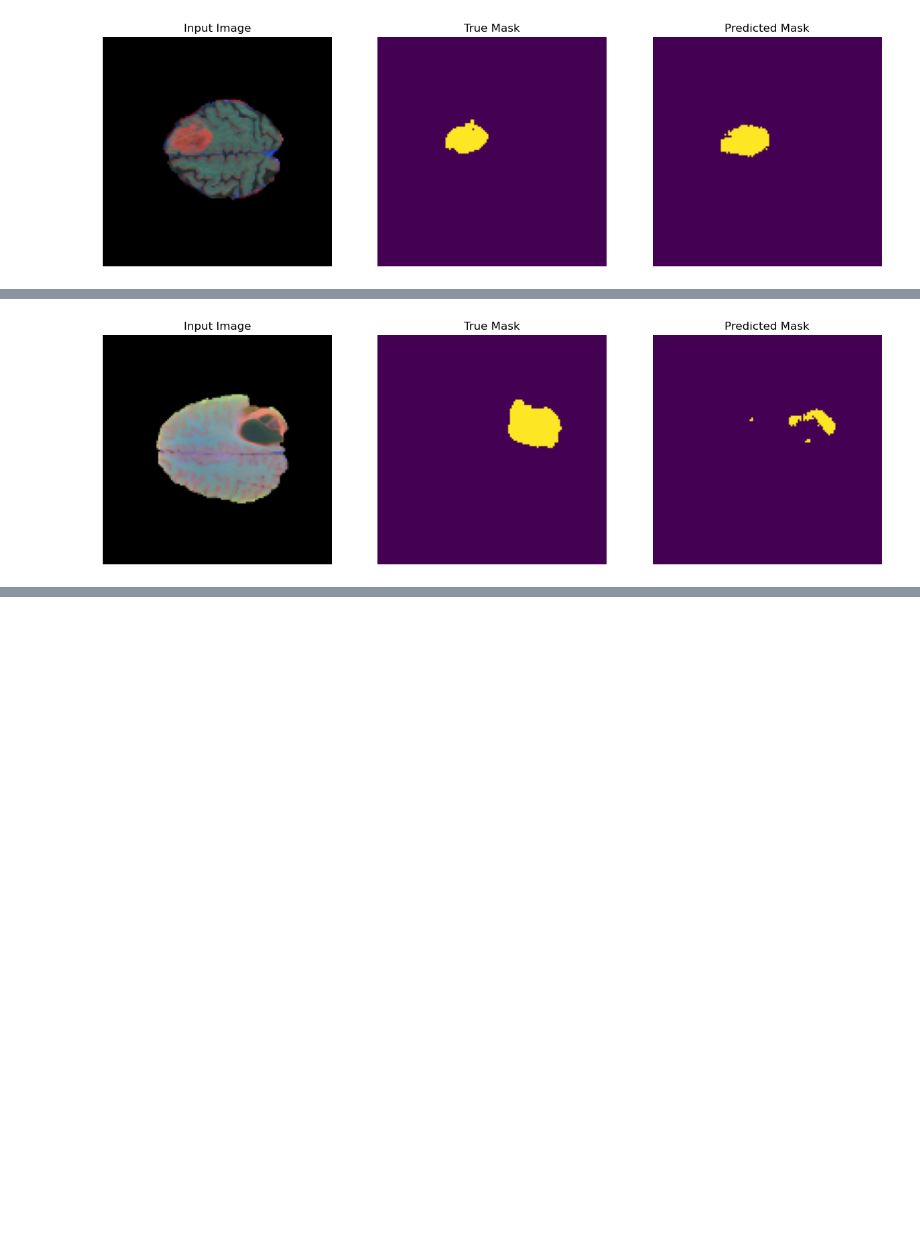
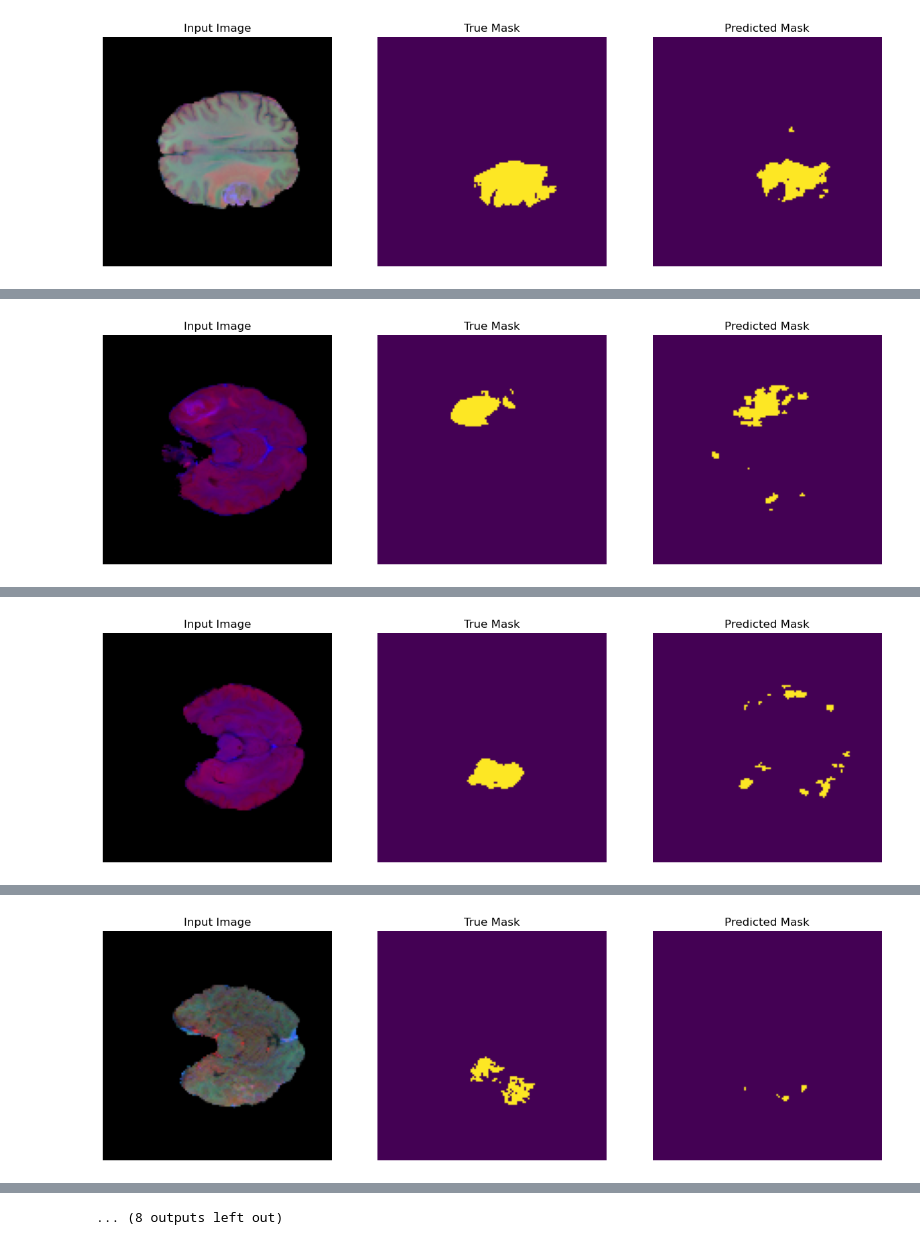
Before and after one commit to JustJayIGuess/unet-multimodal-ssl, a Jupyter notebook: tumors-unet-peekaboo.ipynb, the cells around one changed output, grey strips where cells are left out. Drawn from its saved outputs; the diff is of its cells as text; code cells hidden in the pictures; blank space fills up the shorter version.

```diff
--- a/tumors-unet-peekaboo.ipynb
+++ b/tumors-unet-peekaboo.ipynb
@@ -14,16 +14,15 @@ from tensorflow_examples.models.pix2pix import pix2pix
 from IPython.display import clear_output
 # %%
 BATCH_SIZE = 32
-UNLABELLED_BATCH_SIZE = 32
 SHUFFLE_SIZE = 512
 IMG_SIZE = (128, 128)   # (H, W)
 
-NUM_LABELLED_VOLS = 5
-NUM_VAL_VOLS = 32
-MAX_VAL_NUM = 256
+NUM_LABELLED_VOLS = 4
+NUM_VAL_VOLS = 64
+MAX_VAL_NUM = 512
 
-LAMBDA = 0.01
-BLIND_PROB = 0.5
+LAMBDA = 0.0
+BLIND_PROB = 0.9
 # %%
 with open('nonempty-paths-vols.pkl', 'rb') as file:
     vols = pickle.load(file)
@@ -435,3 +477,7 @@ plt.legend()
 # %%
-show_predictions(val_batches, 2)
+
+for image, mask in val_batches.take(10):
+    blinded = blind_batch(image, 0.5)
+    pred_mask = model.predict(blinded)
+    display([blinded[0], mask[0], create_mask(pred_mask, 0)])
 # %% [output]
@@ -439 +485 @@ show_predictions(val_batches, 2)
-[figure, old version]
+[figure, new version]
@@ -441 +487 @@ show_predictions(val_batches, 2)
-[figure, old version]
+[figure, new version]
@@ -441,0 +489 @@ show_predictions(val_batches, 2)
+[figure, added]
@@ -441,0 +491 @@ show_predictions(val_batches, 2)
+[figure, added]
@@ -442,2 +496,3 @@ show_predictions(val_batches, 2)
+... (8 outputs left out)
 # %% [markdown]
 <img src="shrimple.gif">
```
Also changed, not shown: parts of 8 cells of this notebook, 9 other files.
